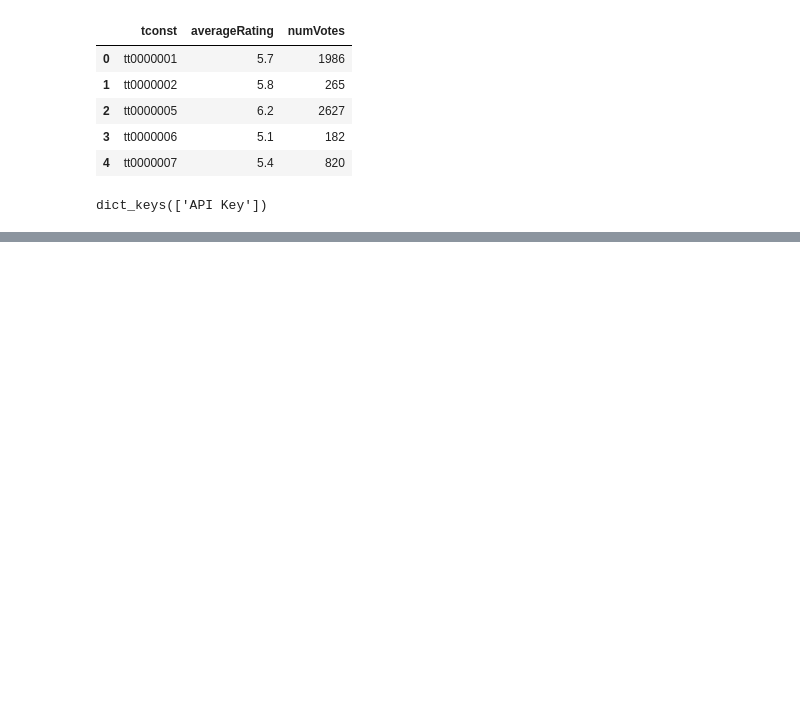
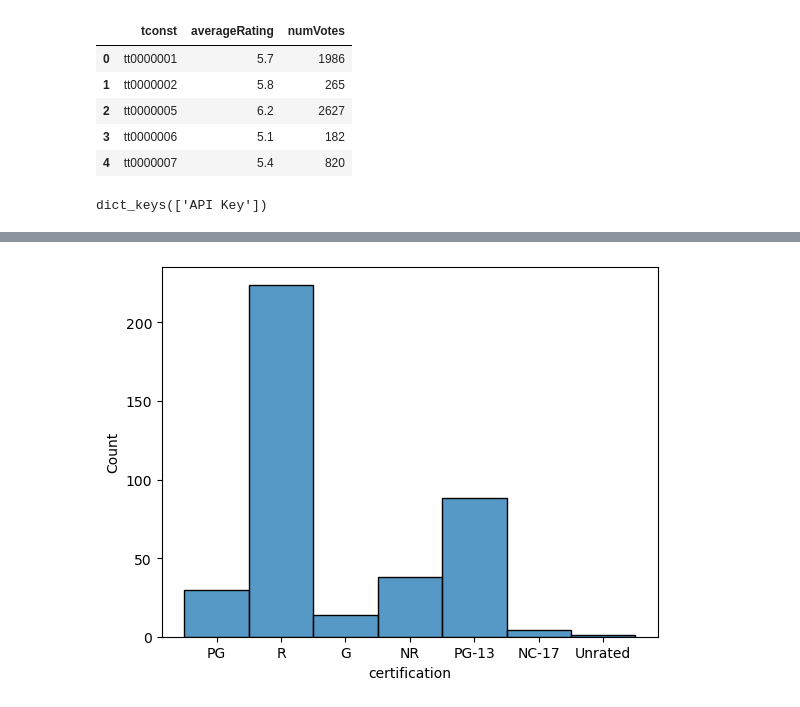
Before and after one commit to wrodemoyer/Movies-IMDB, a Jupyter notebook: Movies - IMDB.ipynb, the cells around one changed output, grey strips where cells are left out. Drawn from its saved outputs; the diff is of its cells as text; code cells hidden in the pictures; blank space fills up the shorter version.

```diff
--- a/Movies - IMDB.ipynb
+++ b/Movies - IMDB.ipynb
@@ -363,0 +444,4 @@ print(f"- Total errors: {len(errors)}")
+# %%
+ax = sns.histplot(data= df1,x= 'certification');
+# %% [output]
+[figure, added]
```
Also changed, not shown: parts of 23 cells of this notebook.
